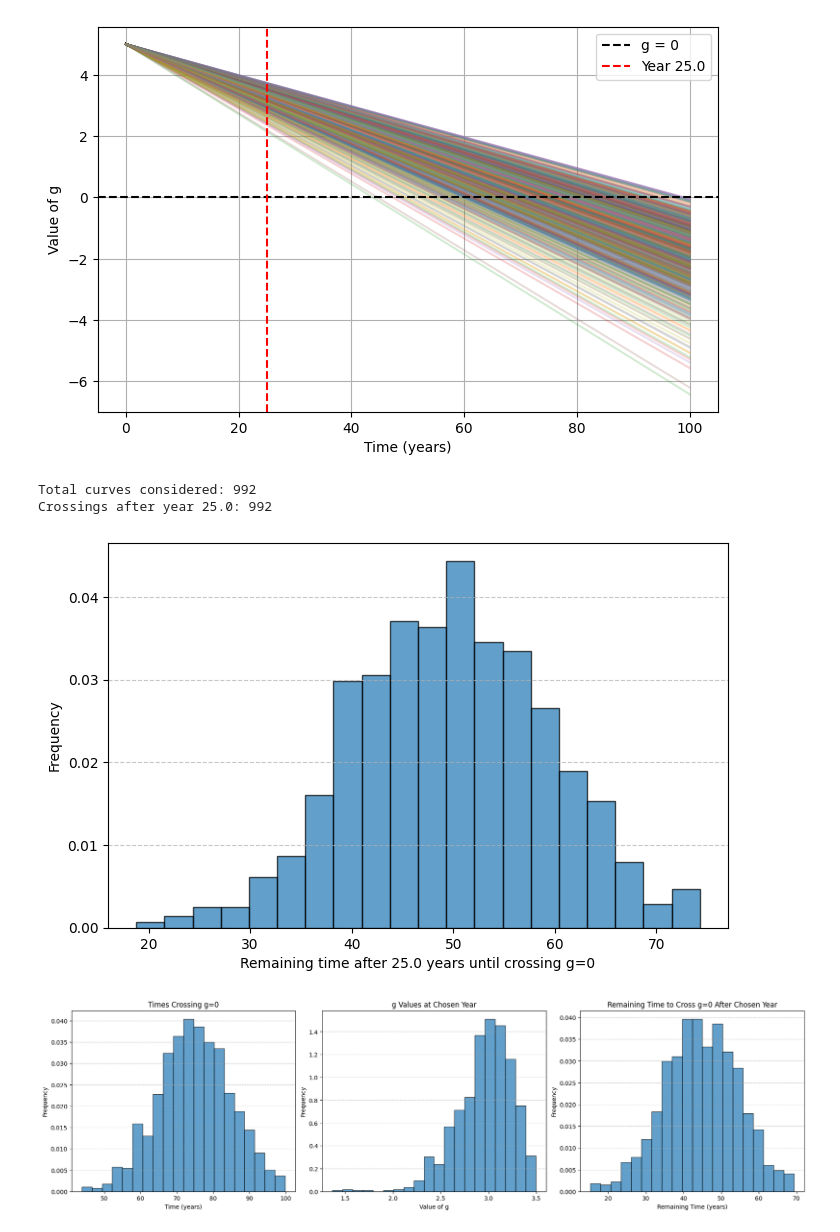
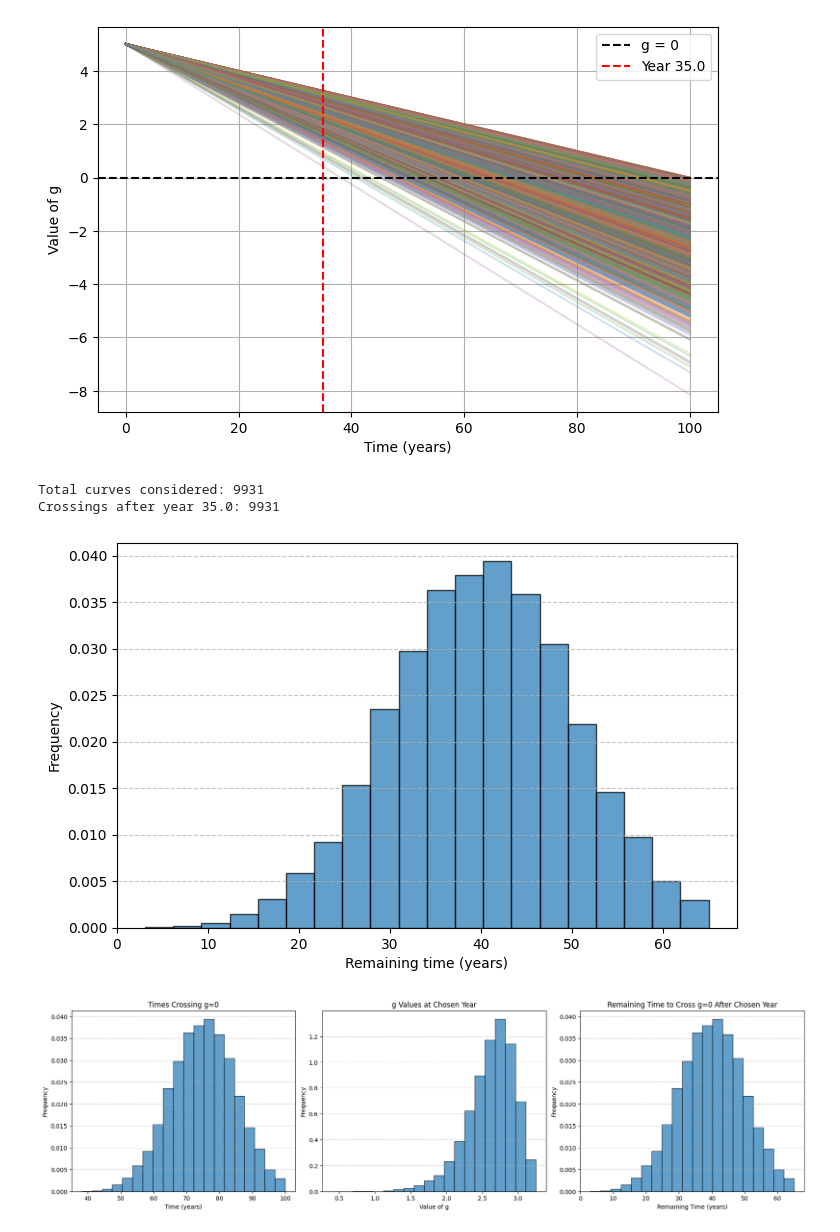
Before and after one commit to Pesquisa-UFCAT/2024-1_victor_hugo_renata_maria, a Jupyter notebook: rul.ipynb, the cells around one changed output. Saved outputs shown, nothing was run; the diff lists cells and outputs as text; code cells hidden in the pictures.

```diff
--- a/rul.ipynb
+++ b/rul.ipynb
@@ -5,7 +5,7 @@ import matplotlib.pyplot as plt
 # Parameters
 time = np.arange(0, 101, 1)  # years from 0 to 100
 initial_value = 5.0
-n_samples = 1000
+n_samples = 10000
 
 # Dataset generation
 dataset = []
@@ -138,7 +138,7 @@ plt.legend()
 plt.grid()
 plt.show()
 # %% [output]
-[figure, old version]
+[figure, new version]
 # %%
 # Load data
 time = np.load("time.npy")
@@ -146,57 +146,57 @@ curves = np.load("curves.npy")
 chosen_year = np.load("chosen_year.npy")
 
 remaining_times = []
 
 for g in curves:
     # Check if curve crosses g=0
     if np.any(g <= 0):
         for i in range(1, len(g)):
             if g[i-1] > 0 and g[i] <= 0:
                 # Interpolation for exact crossing time
                 t1, t2 = time[i-1], time[i]
                 g1, g2 = g[i-1], g[i]
                 crossing_time = t1 - g1 * (t2 - t1) / (g2 - g1)
 
                 # Only consider crossings after the chosen year
                 if crossing_time > chosen_year:
                     remaining_times.append(crossing_time - chosen_year)
                 break
 
 # Basic statistics
 print(f"Total curves considered: {len(curves)}")
 print(f"Crossings after year {chosen_year}: {len(remaining_times)}")
 
 # Histogram of remaining times
 plt.figure(figsize=(8,5))
 plt.hist(remaining_times, bins=20, edgecolor='black', alpha=0.7, density=True)
-plt.xlabel(f"Remaining time after {chosen_year} years until crossing g=0")
+plt.xlabel(f"Remaining time (years)")
 plt.ylabel("Frequency")
 plt.grid(axis='y', linestyle='--', alpha=0.7)
 plt.show()
 # %% [output]
-Total curves considered: 992
-Crossings after year 25.0: 992
+Total curves considered: 9931
+Crossings after year 35.0: 9931
-[figure, old version]
+[figure, new version]
 # %%
 
 fig, axs = plt.subplots(1, 3, figsize=(18, 5), constrained_layout=True)
 
 # Histogram 1: Times curves cross g=0 (original)
-axs[0].hist(tempos_cruzamento, bins=20, edgecolor='black', alpha=0.7, density=True)
+axs[0].hist(crossing_times, bins=20, edgecolor='black', alpha=0.7, density=True)
 axs[0].set_title('Times Crossing g=0')
 axs[0].set_xlabel('Time (years)')
 axs[0].set_ylabel('Frequency')
 axs[0].grid(axis='y', linestyle='--', alpha=0.7)
 
 # Histogram 2: g values at the chosen year
-axs[1].hist(valores_g_intersec, bins=20, edgecolor='black', alpha=0.7, density=True)
+axs[1].hist(g_values_at_year, bins=20, edgecolor='black', alpha=0.7, density=True)
 axs[1].set_title('g Values at Chosen Year')
 axs[1].set_xlabel('Value of g')
 axs[1].set_ylabel('Frequency')
 axs[1].grid(axis='y', linestyle='--', alpha=0.7)
 
 # Histogram 3: Remaining time after chosen year until crossing g=0
-axs[2].hist(tempos_restantes, bins=20, edgecolor='black', alpha=0.7, density=True)
+axs[2].hist(remaining_times, bins=20, edgecolor='black', alpha=0.7, density=True)
 axs[2].set_title('Remaining Time to Cross g=0 After Chosen Year')
 axs[2].set_xlabel('Remaining Time (years)')
 axs[2].set_ylabel('Frequency')
@@ -204,7 +204,7 @@ axs[2].grid(axis='y', linestyle='--', alpha=0.7)
 
 plt.show()
 # %% [output]
-[figure, old version]
+[figure, new version]
 # %%
 # Cria o dataset completo
 # Filtra para tirar as g's que não chegam a zero
```
Also changed, not shown: parts of 2 cells of this notebook, 2 other files.
